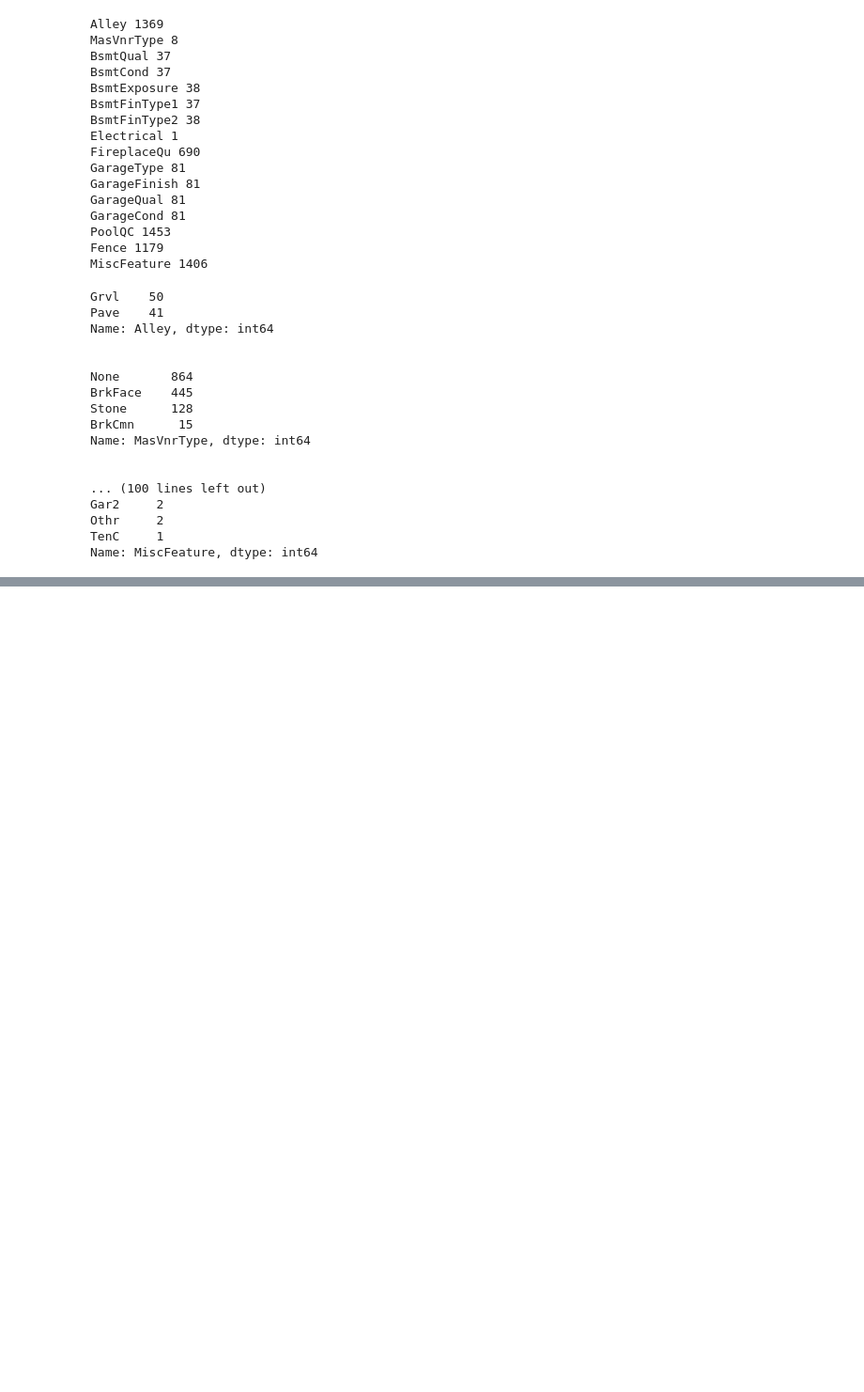
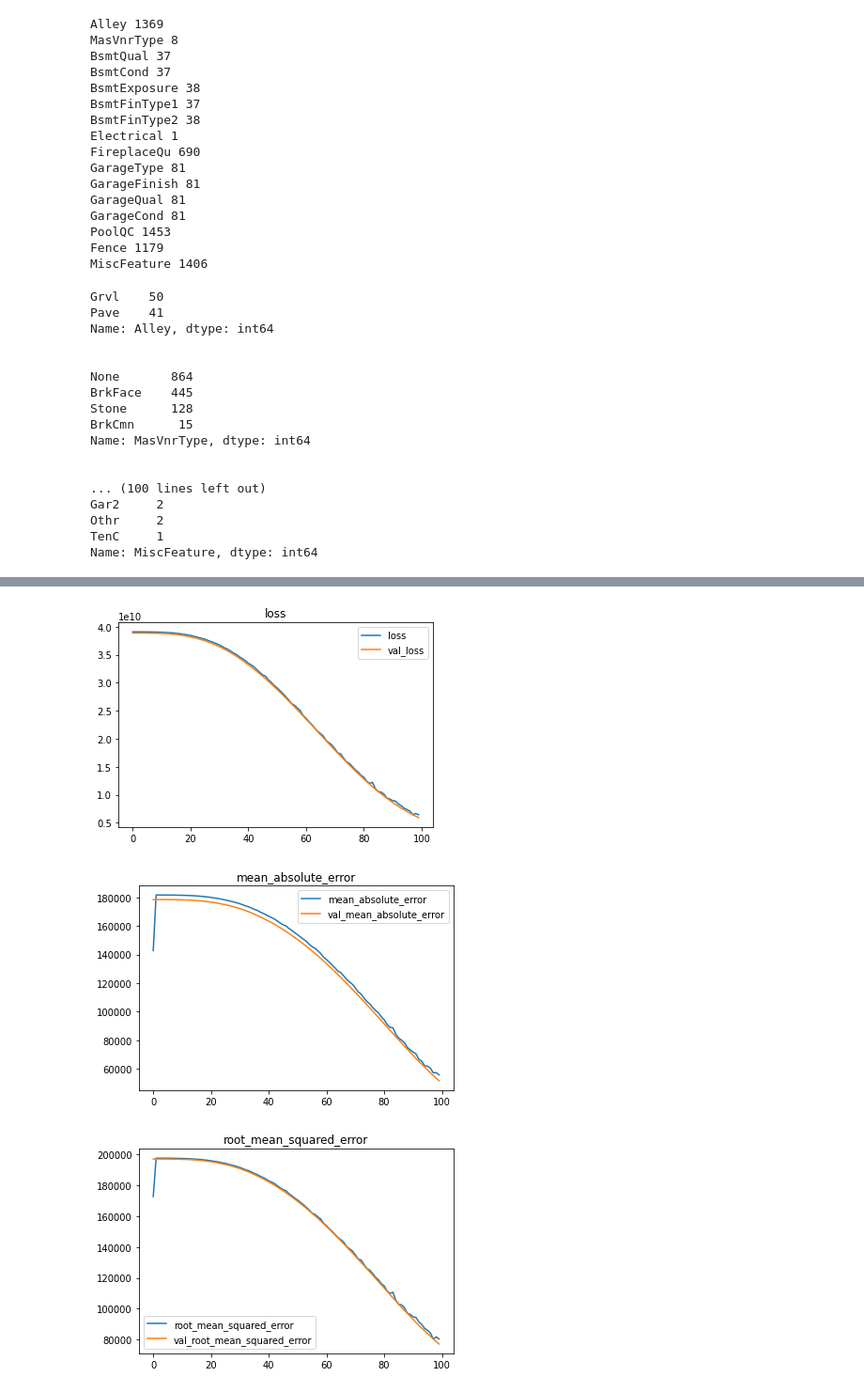
Before and after one commit to dvisionst/Neural_Network_Core, a Jupyter notebook: Neural_Network_Core.ipynb, the cells around one changed output, grey strips where cells are left out. Shown at 94% size. Drawn from its saved outputs; the diff is of its cells as text; code cells hidden in the pictures; blank space fills up the shorter version.

```diff
--- a/Neural_Network_Core.ipynb
+++ b/Neural_Network_Core.ipynb
@@ -256,0 +239,26 @@ plot_history(history, ['acc'])
+# %%
+# Creating and building the model #3 with two added dropout layers
+reg_model3 = Sequential()
+reg_model3.add(Dense(10, activation = 'relu', input_dim=input_dim))
+reg_model3.add(Dropout(.1))
+reg_model3.add(Dense(10, activation = 'relu'))
+reg_model3.add(Dropout(.1))
+
+reg_model3.add(Dense(1, activation = 'linear'))
+
+# compiling and using the custom funciton from lesson plan
+reg_model3.compile(optimizer = 'adam', loss = 'mse', metrics=model_metrics)
+# %%
+# fit the model and storing in history3
+history3 = reg_model3.fit(X_train_proc, y_train,
+                        validation_data = (X_test_proc, y_test),
+                        epochs = 100,
+                        verbose=0)
+# %%
+# using the ploting function to visually look at performance.
+
+plot_history(history=history3)
+# %% [output]
+[figure, added]
+[figure, added]
+[figure, added]
```
Also changed, not shown: parts of 19 cells of this notebook.
